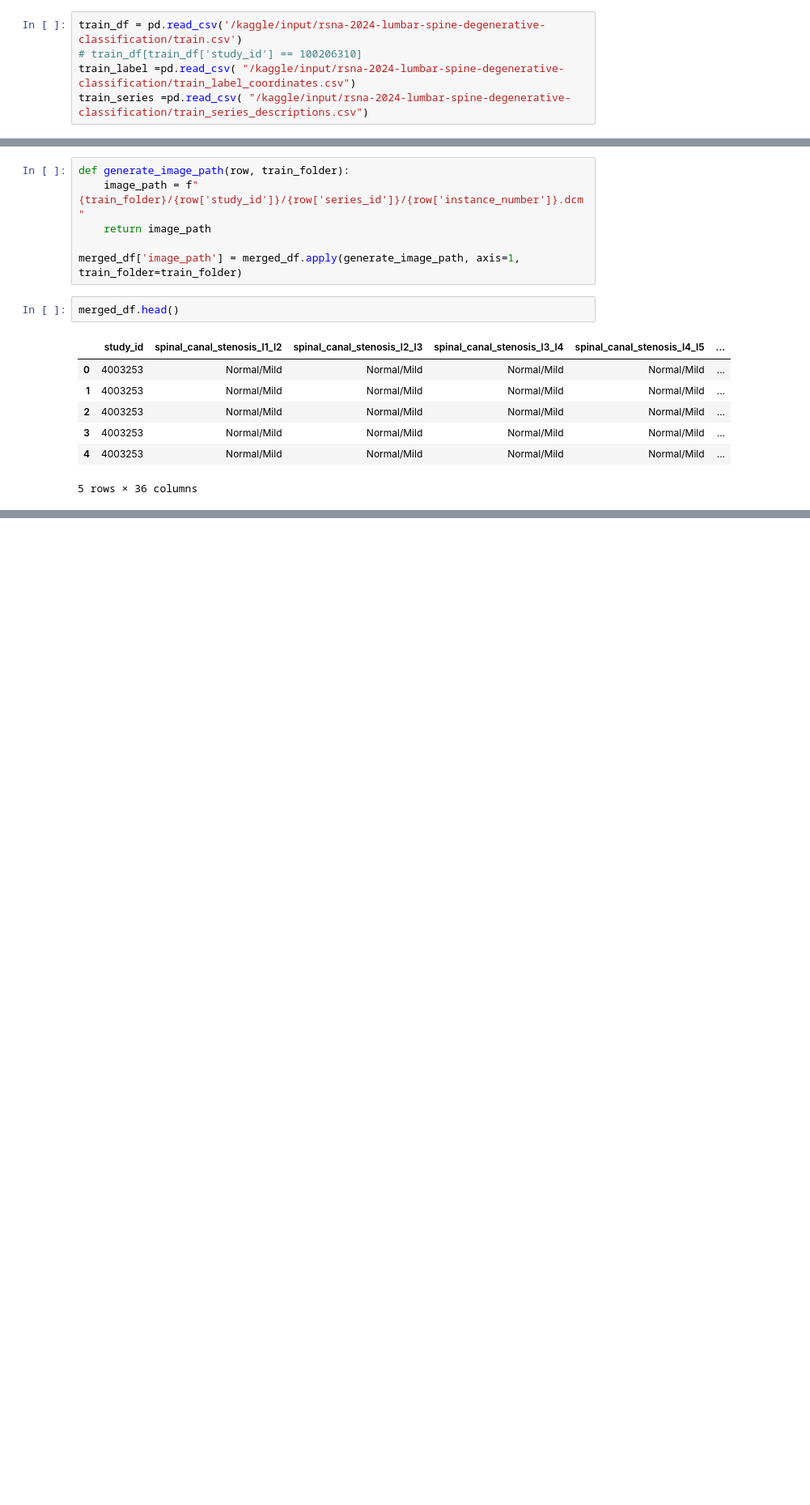
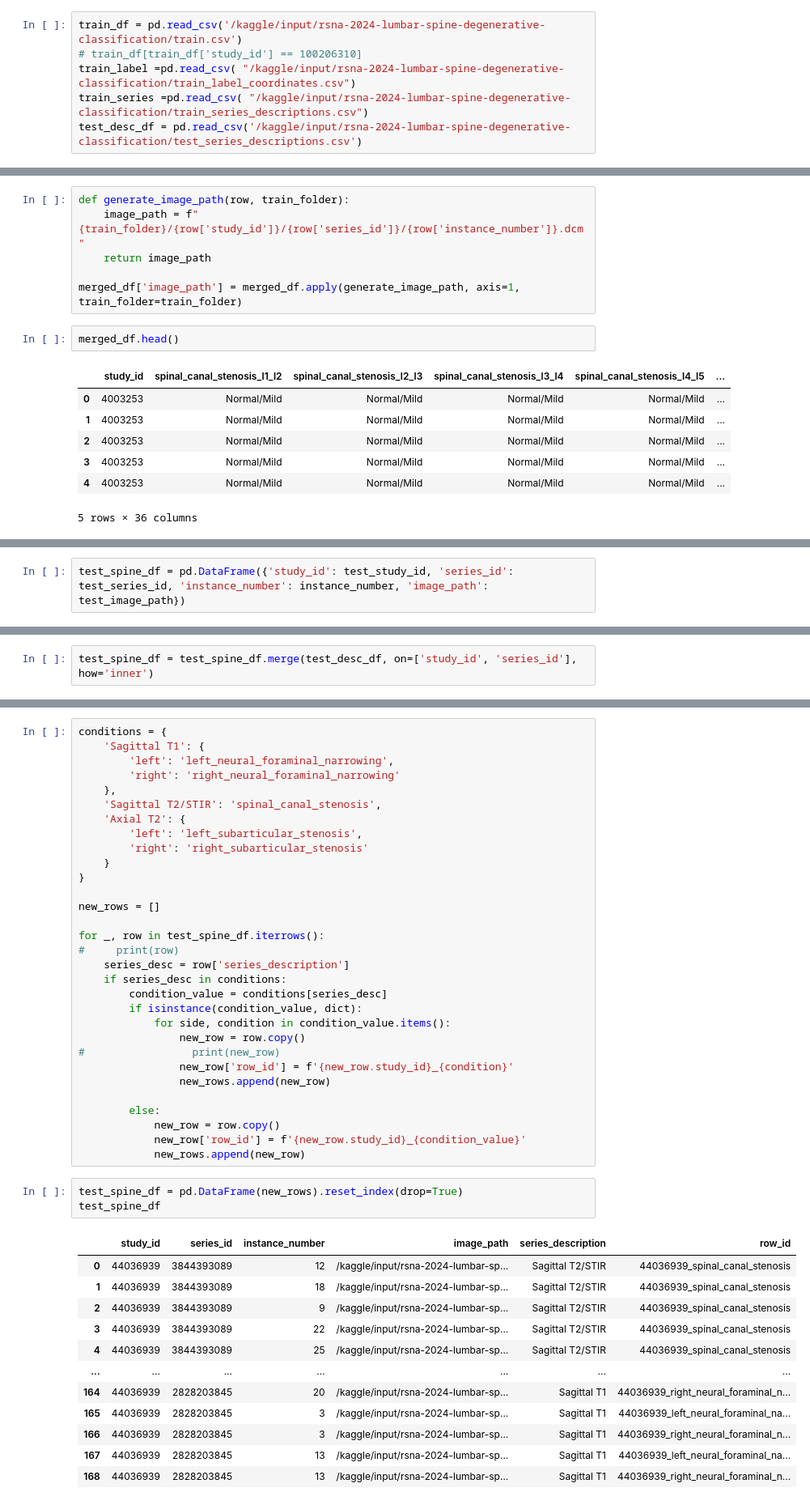
Before and after one commit to peteray-dev/lumbar-spine-degenerative_classification, a Jupyter notebook: spine-degenerative.ipynb, the cells around one changed output, grey strips where cells are left out. Shown at 81% size. Saved outputs shown, nothing was run; the diff lists cells and outputs as text; blank space fills up the shorter version.

```diff
--- a/spine-degenerative.ipynb
+++ b/spine-degenerative.ipynb
@@ -62,6 +62,7 @@ train_df = pd.read_csv('/kaggle/input/rsna-2024-lumbar-spine-degenerative-classi
 # train_df[train_df['study_id'] == 100206310]
 train_label =pd.read_csv( "/kaggle/input/rsna-2024-lumbar-spine-degenerative-classification/train_label_coordinates.csv")
 train_series =pd.read_csv( "/kaggle/input/rsna-2024-lumbar-spine-degenerative-classification/train_series_descriptions.csv")
+test_desc_df = pd.read_csv('/kaggle/input/rsna-2024-lumbar-spine-degenerative-classification/test_series_descriptions.csv')
 # %%
 print('TRAIN DATA')
 display(train_df.head())
@@ -330,0 +486,2 @@ train_spine_df
+# %%
+test_spine_df = pd.DataFrame({'study_id': test_study_id, 'series_id': test_series_id, 'instance_number': instance_number, 'image_path': test_image_path})
@@ -330,0 +502,2 @@ train_spine_df
+# %%
+test_spine_df = test_spine_df.merge(test_desc_df, on=['study_id', 'series_id'], how='inner')
@@ -330,0 +513,47 @@ train_spine_df
+# %%
+conditions = {
+    'Sagittal T1': {
+        'left': 'left_neural_foraminal_narrowing',
+        'right': 'right_neural_foraminal_narrowing'
+    },
+    'Sagittal T2/STIR': 'spinal_canal_stenosis',
+    'Axial T2': {
+        'left': 'left_subarticular_stenosis',
+        'right': 'right_subarticular_stenosis'
+    }
+}
+
+new_rows = []
+
+for _, row in test_spine_df.iterrows():
+#     print(row)
+    series_desc = row['series_description']
+    if series_desc in conditions:
+        condition_value = conditions[series_desc]
+        if isinstance(condition_value, dict):
+            for side, condition in condition_value.items():
+                new_row = row.copy()
+#                 print(new_row)
+                new_row['row_id'] = f'{new_row.study_id}_{condition}'
+                new_rows.append(new_row)
+
+        else:
+            new_row = row.copy()
+            new_row['row_id'] = f'{new_row.study_id}_{condition_value}'
+            new_rows.append(new_row)
+# %%
+test_spine_df = pd.DataFrame(new_rows).reset_index(drop=True)
+test_spine_df
+# %% [output]
+|  | study_id | series_id | instance_number | image_path | series_description | row_id |
+| 0 | 44036939 | 3844393089 | 12 | /kaggle/input/rsna-2024-lumbar-sp... | Sagittal T2/STIR | 44036939_spinal_canal_stenosis |
+| 1 | 44036939 | 3844393089 | 18 | /kaggle/input/rsna-2024-lumbar-sp... | Sagittal T2/STIR | 44036939_spinal_canal_stenosis |
+| 2 | 44036939 | 3844393089 | 9 | /kaggle/input/rsna-2024-lumbar-sp... | Sagittal T2/STIR | 44036939_spinal_canal_stenosis |
+| 3 | 44036939 | 3844393089 | 22 | /kaggle/input/rsna-2024-lumbar-sp... | Sagittal T2/STIR | 44036939_spinal_canal_stenosis |
+| 4 | 44036939 | 3844393089 | 25 | /kaggle/input/rsna-2024-lumbar-sp... | Sagittal T2/STIR | 44036939_spinal_canal_stenosis |
+| ... | ... | ... | ... | ... | ... | ... |
+| 164 | 44036939 | 2828203845 | 20 | /kaggle/input/rsna-2024-lumbar-sp... | Sagittal T1 | 44036939_right_neural_foraminal_n... |
+| 165 | 44036939 | 2828203845 | 3 | /kaggle/input/rsna-2024-lumbar-sp... | Sagittal T1 | 44036939_left_neural_foraminal_na... |
+| 166 | 44036939 | 2828203845 | 3 | /kaggle/input/rsna-2024-lumbar-sp... | Sagittal T1 | 44036939_right_neural_foraminal_n... |
+| 167 | 44036939 | 2828203845 | 13 | /kaggle/input/rsna-2024-lumbar-sp... | Sagittal T1 | 44036939_left_neural_foraminal_na... |
+| 168 | 44036939 | 2828203845 | 13 | /kaggle/input/rsna-2024-lumbar-sp... | Sagittal T1 | 44036939_right_neural_foraminal_n... |
```
Also changed, not shown: parts of 23 cells of this notebook.
